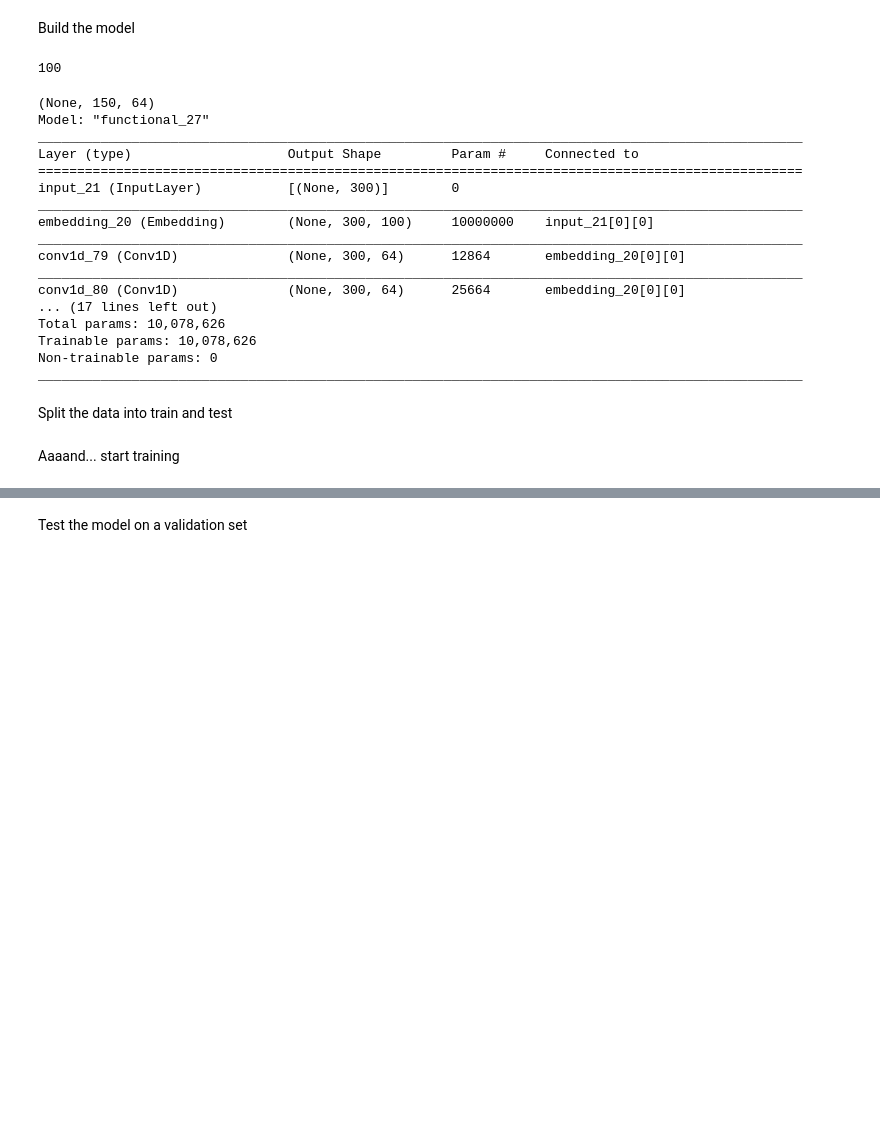
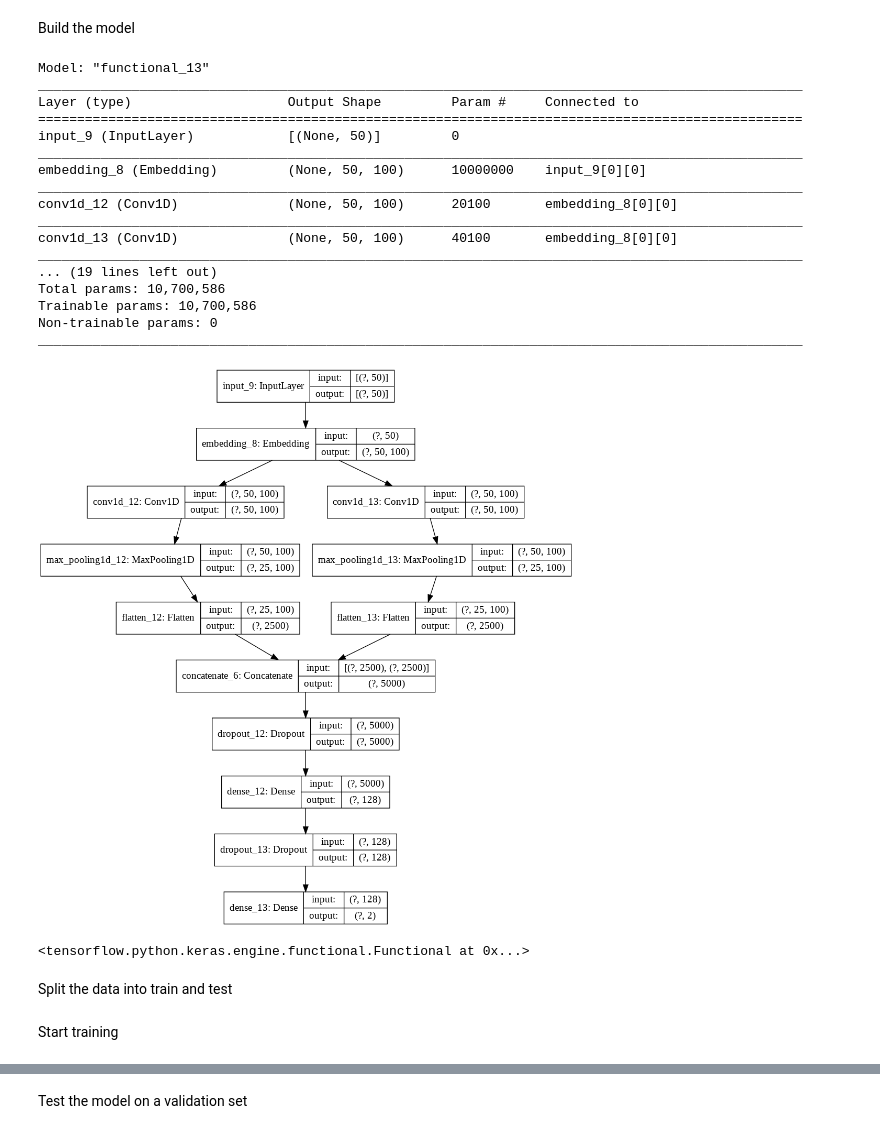
Before and after one commit to rudra-sett/Sentiment140, a Jupyter notebook: classifier.ipynb, the cells around one changed output, grey strips where cells are left out. Saved outputs shown, nothing was run; the diff lists cells and outputs as text; code cells hidden in the pictures; blank space fills up the shorter version.

```diff
--- a/classifier.ipynb
+++ b/classifier.ipynb
@@ -42,8 +62,8 @@ data["Text"]=data["Text"].map(clean)
 # %% [markdown]
 Tokenize the text data
 # %%
-embed_dim = 100
-seq_length = 300
+embed_dim = 50
+seq_length = 50
 max_features = 100000
 tokenizer = Tokenizer(num_words=max_features, split=' ')
 tokenizer.fit_on_texts(data['Text'].values)
@@ -65,23 +90,22 @@ array([0., 1.])
 # %% [markdown]
 Build the model
 # %%
-embed_dim
+embed_dim = 100
-# %% [output]
-100
 # %%
 model = 0
 # %%
 inputs1 = Input(shape=(seq_length,))
 embedding1 = Embedding(max_features, embed_dim,input_length=seq_length)(inputs1)
-conv1 = Conv1D(filters=64, kernel_size=2,padding="same")(embedding1)
-#maxpool1 = tf.keras.layers.AveragePooling1D(pool_size=2)(conv1)
-#flat1 = Flatten()(maxpool1)
 
-conv2 = Conv1D(filters=64, kernel_size=4,padding="same")(embedding1)
-#maxpool2 = tf.keras.layers.AveragePooling1D(pool_size=2)(conv2)
-#flat2 = Flatten()(maxpool2)
+conv1 = Conv1D(filters=100, kernel_size=2,padding="same")(embedding1)
+maxpool1 = tf.keras.layers.MaxPool1D()(conv1)
+flat1 = Flatten()(maxpool1)
 
-conv3 = Conv1D(filters=32, kernel_size=6,padding="same")(embedding1)
+conv2 = Conv1D(filters=100, kernel_size=4,padding="same")(embedding1)
+maxpool2 = tf.keras.layers.MaxPool1D()(conv2)
+flat2 = Flatten()(maxpool2)
+
+#conv3 = Conv1D(filters=25, kernel_size=6,padding="same")(embedding1)
 #maxpool3 = tf.keras.layers.AveragePooling1D(pool_size=2)(conv3)
 #flat3 = Flatten()(maxpool3)
 
@@ -89,16 +113,16 @@ conv3 = Conv1D(filters=32, kernel_size=6,padding="same")(embedding1)
 #maxpool4 = tf.keras.layers.AveragePooling1D(pool_size=2)(conv4)
 #flat4 = Flatten()(maxpool4)
 
-print(maxpool1.shape)
+#print(maxpool1.shape)
 #drop1 = Dropout(0.2)(conv1)
 #pool1 = tf.keras.layers.GlobalAveragePooling1D()(conv1)
 #pool2 = tf.keras.layers.GlobalAveragePooling1D()(conv2)
 #pool3 = tf.keras.layers.GlobalAveragePooling1D()(conv3)
 #pool4 = tf.keras.layers.GlobalAveragePooling1D()(conv4)
-concat = tf.keras.layers.Concatenate()([conv1,conv2,conv3])
+concat = tf.keras.layers.Concatenate()([flat1,flat2])
 #flat1 = tf.keras.layers.GlobalMaxPooling1D()(concat)
-flat1 = tf.keras.layers.Flatten()(concat)
-dropout1 = Dropout(0.2)(flat1)
+#flat1 = tf.keras.layers.Flatten()(concat)
+dropout1 = Dropout(0.2)(concat)
 x = Dense(128)(dropout1)
 x = Dropout(0.2)(x)
 outputs = Dense(2, activation='softmax')(x)
@@ -106,25 +130,31 @@ model = Model(inputs=inputs1, outputs=outputs)
 model.compile(loss = 'sparse_categorical_crossentropy', optimizer='adam',metrics = ['accuracy'])
 model.summary()
 # %% [output]
-(None, 150, 64)
-Model: "functional_27"
+Model: "functional_13"
 __________________________________________________________________________________________________
 Layer (type)                    Output Shape         Param #     Connected to
 ==================================================================================================
-input_21 (InputLayer)           [(None, 300)]        0
+input_9 (InputLayer)            [(None, 50)]         0
 __________________________________________________________________________________________________
-embedding_20 (Embedding)        (None, 300, 100)     10000000    input_21[0][0]
+embedding_8 (Embedding)         (None, 50, 100)      10000000    input_9[0][0]
 __________________________________________________________________________________________________
-conv1d_79 (Conv1D)              (None, 300, 64)      12864       embedding_20[0][0]
+conv1d_12 (Conv1D)              (None, 50, 100)      20100       embedding_8[0][0]
 __________________________________________________________________________________________________
-conv1d_80 (Conv1D)              (None, 300, 64)      25664       embedding_20[0][0]
-... (17 lines left out)
-Total params: 10,078,626
-Trainable params: 10,078,626
+conv1d_13 (Conv1D)              (None, 50, 100)      40100       embedding_8[0][0]
+__________________________________________________________________________________________________
+... (19 lines left out)
+Total params: 10,700,586
+Trainable params: 10,700,586
 Non-trainable params: 0
 __________________________________________________________________________________________________
+# %%
+tf.keras.utils.plot_model(model, to_file='model_plot.png', show_shapes=True, show_layer_names=True)
+# %% [output]
+[figure, added]
 # %%
-model.
+model
+# %% [output]
+<tensorflow.python.keras.engine.functional.Functional at 0x...>
 # %% [markdown]
 Split the data into train and test
 # %%
@@ -135,6 +165,6 @@ train_X = X[:train_size]
 test_X = X[train_size:]
 train_Y = Y[:train_size]
 test_Y = Y[train_size:]
-# %% [markdown]
-Aaaand... start training
+# %% [markdown]
+Start training
 # %%
```
Also changed, not shown: parts of 15 cells of this notebook.
